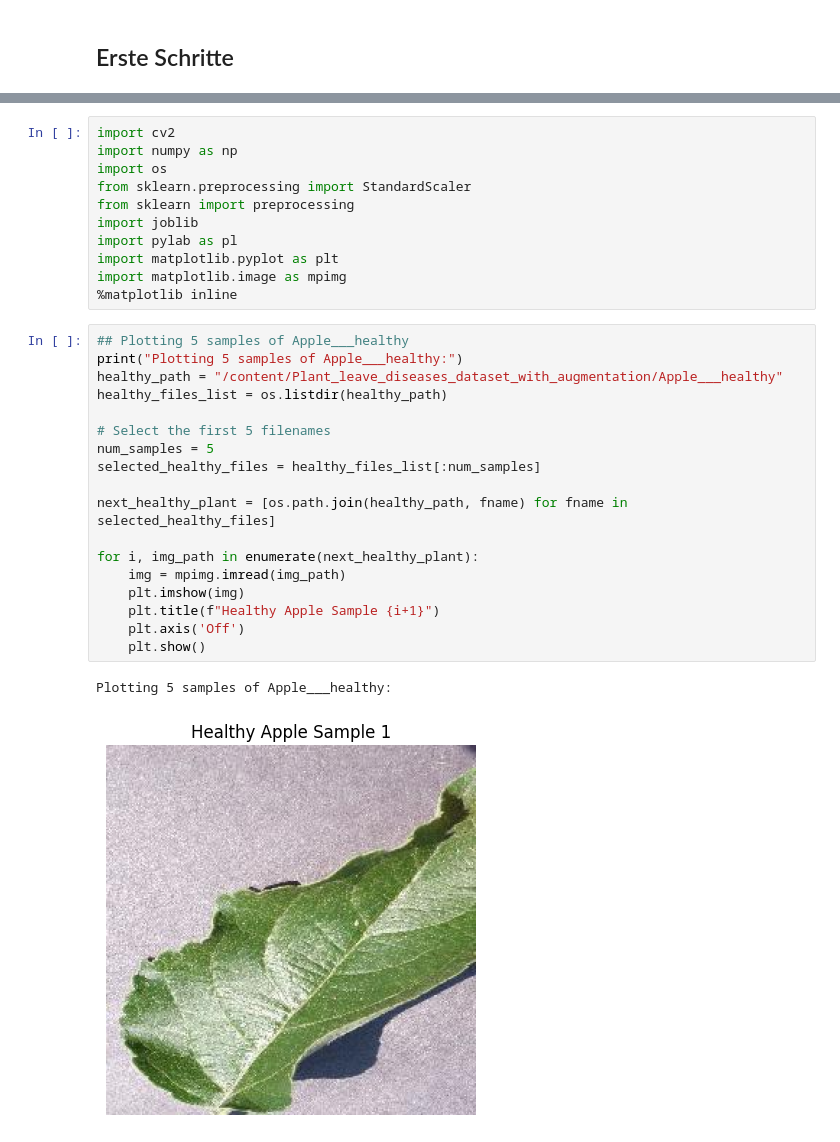
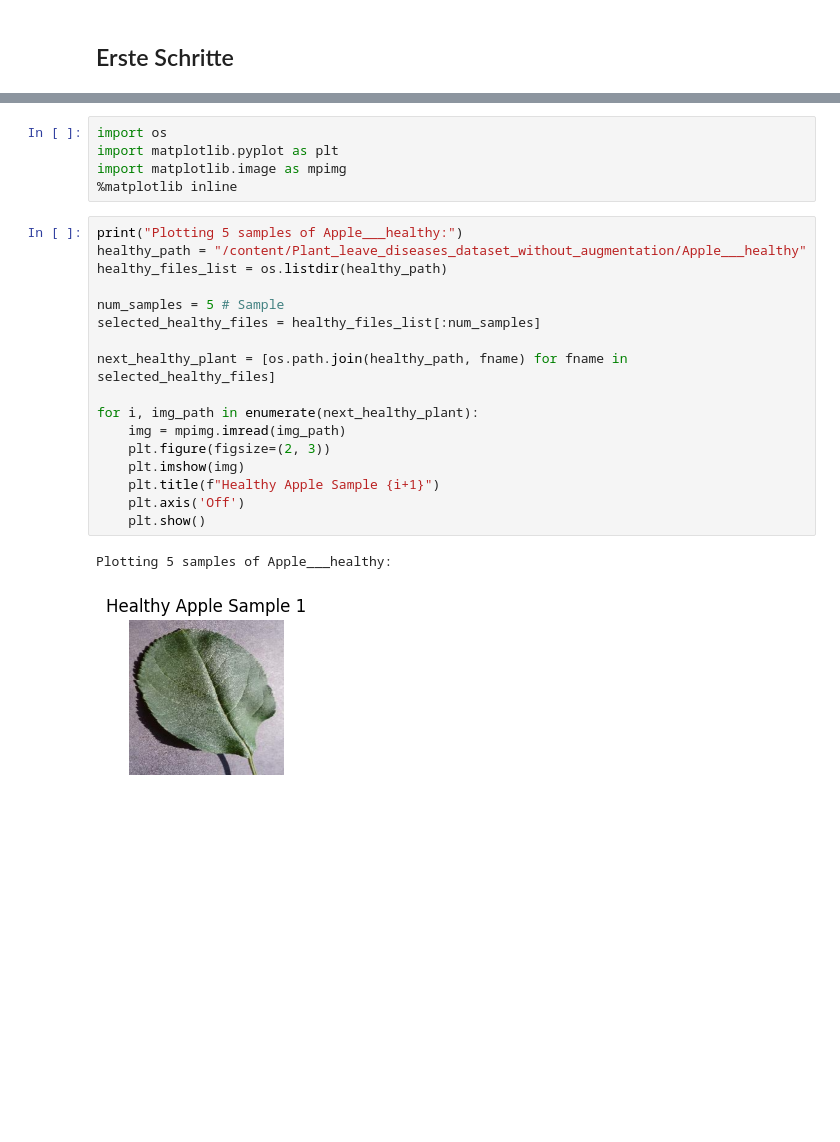
Before and after one commit to safer-lgtm/leaf-disease-identification, a Jupyter notebook: Blättererkennung_und_Klassasifikation_VGG16.ipynb, the cells around one changed output, grey strips where cells are left out. Cells and saved outputs as stored; diff of their text form; blank space fills up the shorter version.

```diff
--- a/Blättererkennung_und_Klassasifikation_VGG16.ipynb
+++ b/Blättererkennung_und_Klassasifikation_VGG16.ipynb
@@ -24,33 +34,26 @@ Requirement already satisfied: opencv-contrib-python in /usr/local/lib/python3.1
 Requirement already satisfied: numpy>=1.21.2 in /usr/local/lib/python3.11/dist-packages (from opencv-python) (2.0.2)
 # %%
-import cv2
-import numpy as np
 import os
-from sklearn.preprocessing import StandardScaler
-from sklearn import preprocessing
-import joblib
-import pylab as pl
 import matplotlib.pyplot as plt
 import matplotlib.image as mpimg
 %matplotlib inline
 # %%
-## Plotting 5 samples of Apple___healthy
 print("Plotting 5 samples of Apple___healthy:")
-healthy_path = "/content/Plant_leave_diseases_dataset_with_augmentation/Apple___healthy"
+healthy_path = "/content/Plant_leave_diseases_dataset_without_augmentation/Apple___healthy"
 healthy_files_list = os.listdir(healthy_path)
 
-# Select the first 5 filenames
-num_samples = 5
+num_samples = 5 # Sample
 selected_healthy_files = healthy_files_list[:num_samples]
 
 next_healthy_plant = [os.path.join(healthy_path, fname) for fname in selected_healthy_files]
 
 for i, img_path in enumerate(next_healthy_plant):
     img = mpimg.imread(img_path)
+    plt.figure(figsize=(2, 3))
     plt.imshow(img)
     plt.title(f"Healthy Apple Sample {i+1}")
     plt.axis('Off')
     plt.show()
 # %% [output]
 Plotting 5 samples of Apple___healthy:
-[figure, old version]
+[figure, new version]
```
Also changed, not shown: parts of 11 cells of this notebook.
